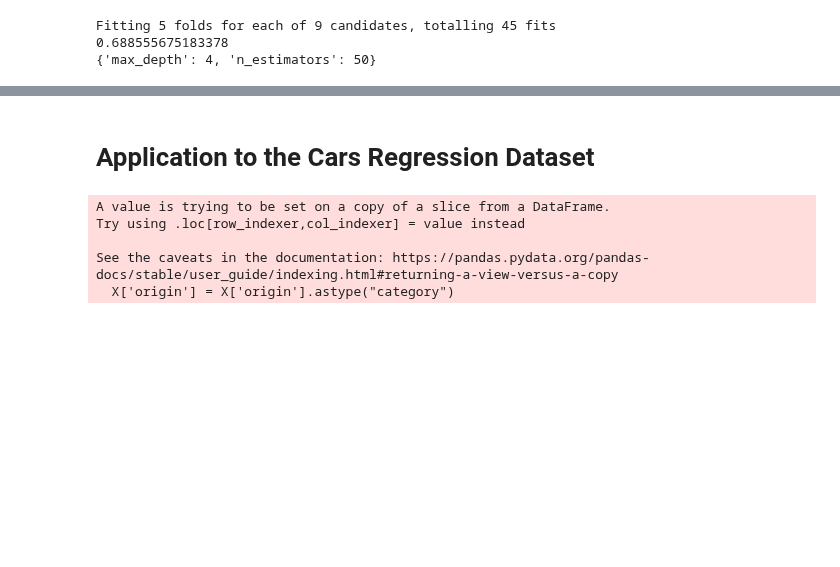
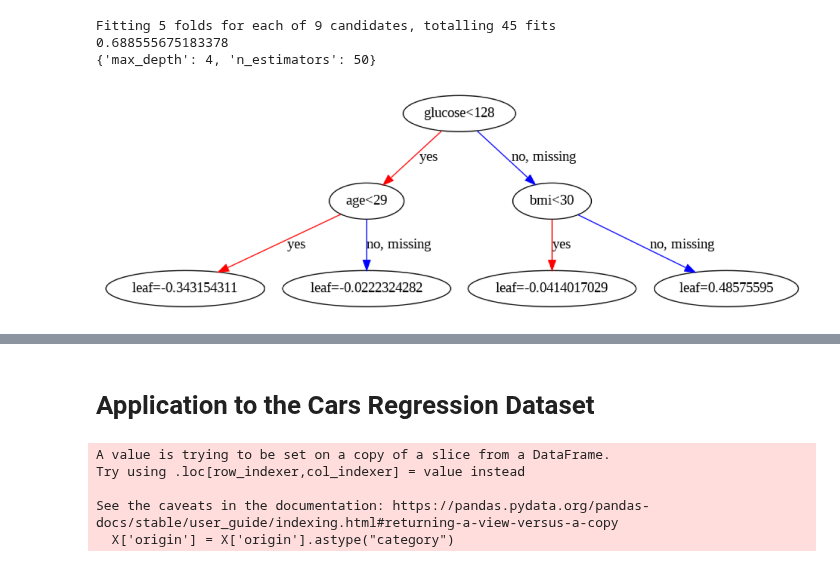
Before and after one commit to a-nagar/cs4372, a Jupyter notebook: XGBoost.ipynb, the cells around one changed output, grey strips where cells are left out. Saved outputs shown, nothing was run; the diff lists cells and outputs as text; code cells hidden in the pictures; blank space fills up the shorter version.

```diff
--- a/XGBoost.ipynb
+++ b/XGBoost.ipynb
@@ -33,6 +43,14 @@ print(clf.best_params_)
 Fitting 5 folds for each of 9 candidates, totalling 45 fits
 0.688555675183378
 {'max_depth': 4, 'n_estimators': 50}
+# %%
+model = clf.best_estimator_
+# %%
+fig, ax = plt.subplots(figsize=(15, 15)) # Adjust figure size as needed
+xgb.plot_tree(model, num_trees=0, ax=ax)
+plt.show()
+# %% [output]
+[figure, added]
 # %%
 import pandas as pd
 
```
Also changed, not shown: parts of 4 cells of this notebook.
